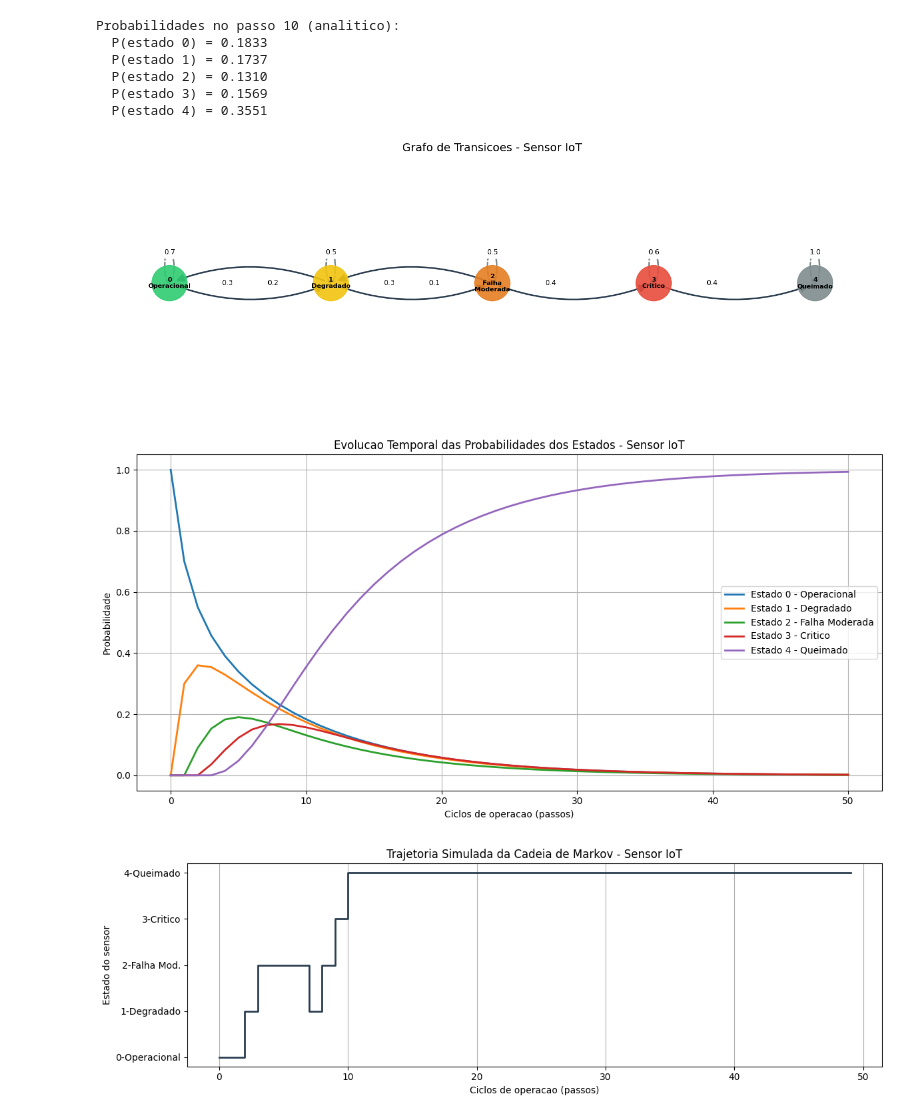
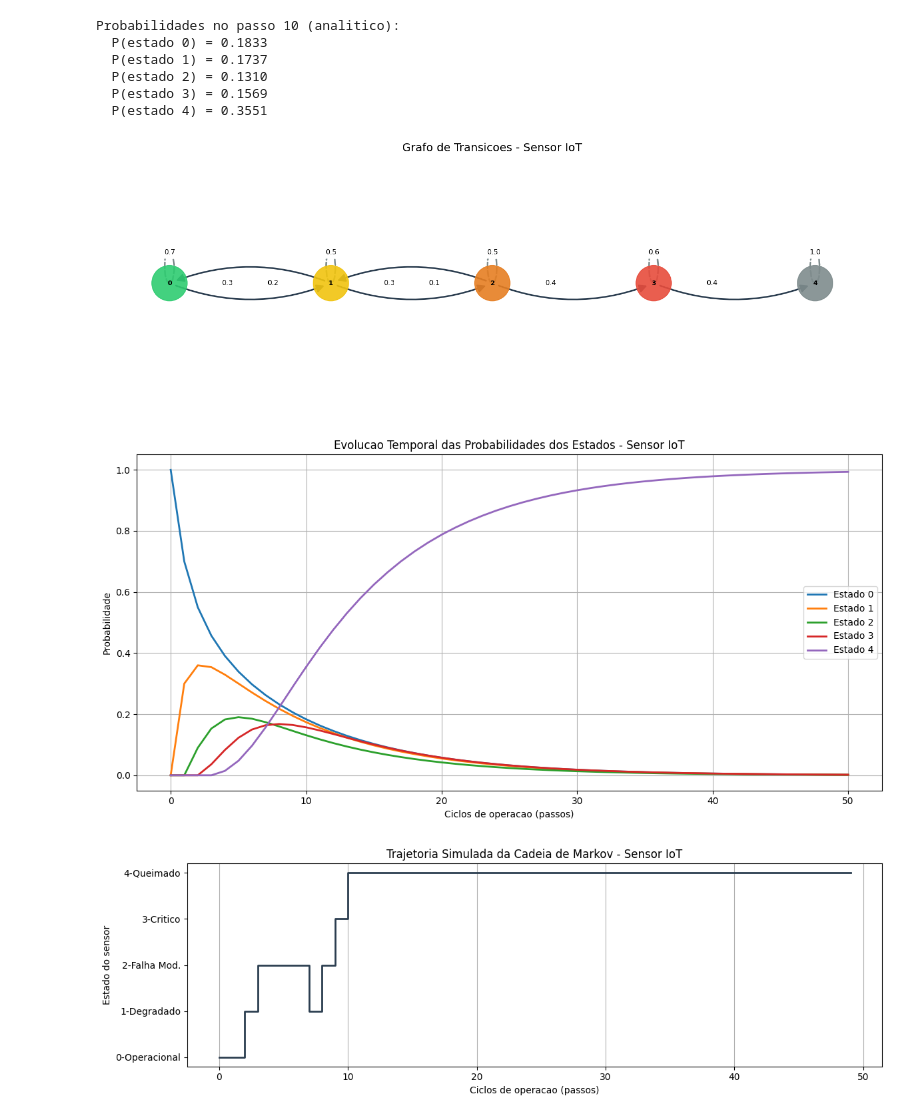
Before and after one commit to Pedrogui29/TP547--Principios-de-Simulacao-de-Sistemas-de-Comunicacao, a Jupyter notebook: TrabalhoMarkov/trabalho_markov.ipynb, the cells around one changed output. Saved outputs shown, nothing was run; the diff lists cells and outputs as text; code cells hidden in the pictures.

```diff
--- a/TrabalhoMarkov/trabalho_markov.ipynb
+++ b/TrabalhoMarkov/trabalho_markov.ipynb
@@ -34,7 +34,7 @@ P = np.array([
     [0.0, 0.0, 0.0, 0.0, 1.0],  # do estado 4 (absorvente)
 ])
 
-estados = ['0\nOperacional', '1\nDegradado', '2\nFalha\nModerada', '3\nCritico', '4\nQueimado']
+estados = ['0', '1', '2', '3', '4']
 n_estados = len(estados)
 print('Matriz de transicao P:')
 print(P)
@@ -156,31 +156,31 @@ plt.axis('off')
 plt.tight_layout()
 plt.show()
 # %% [output]
-[figure, old version]
+[figure, new version]
 # %%
 # Evolucao temporal das probabilidades dos estados
 n_passos = 50
 passos = np.arange(0, n_passos + 1)
 prob_estados = np.zeros((n_passos + 1, n_estados))
 prob_estados[0] = x0
 
 for k in passos[1:]:
     prob_estados[k] = np.dot(x0, matrix_power(P, k))
 
 plt.figure(figsize=(12, 6))
-rotulos = ['Estado 0 - Operacional', 'Estado 1 - Degradado', 'Estado 2 - Falha Moderada', 'Estado 3 - Critico', 'Estado 4 - Queimado']
+rotulos = ['Estado 0', 'Estado 1', 'Estado 2', 'Estado 3', 'Estado 4']
 for s in range(n_estados):
     plt.plot(passos, prob_estados[:, s], label=rotulos[s], linewidth=2)
 
 plt.xlabel('Ciclos de operacao (passos)')
 plt.ylabel('Probabilidade')
 plt.title('Evolucao Temporal das Probabilidades dos Estados - Sensor IoT')
 plt.legend(loc='center right')
 plt.grid(True)
 plt.tight_layout()
 plt.show()
 # %% [output]
-[figure, old version]
+[figure, new version]
 # %%
 # Visualizacao da trajetoria simulada
 plt.figure(figsize=(12, 4))
```
